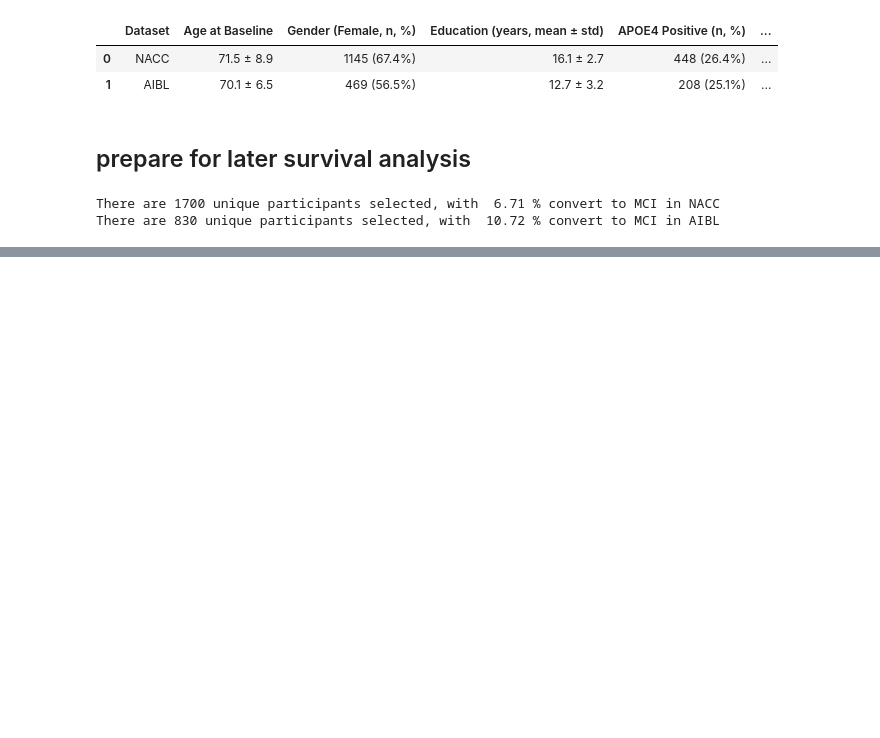
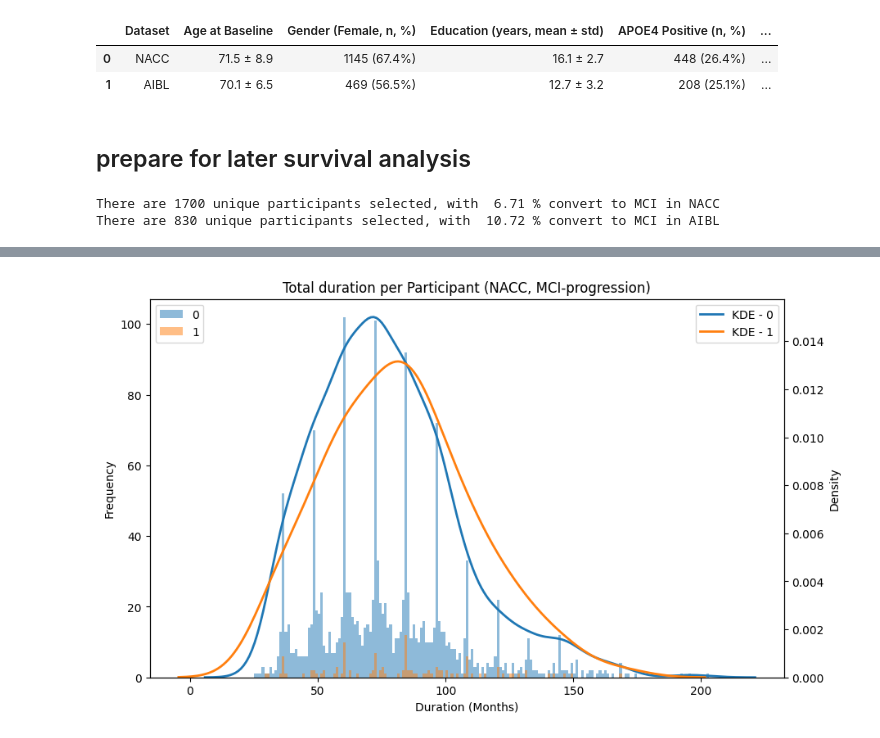
Before and after one commit to Sabrina-wyh/survival_Anlysis_Clustering, a Jupyter notebook: code/preprocessing(AIBL+NACC) simplify MCI.ipynb, the cells around one changed output, grey strips where cells are left out. Cells and saved outputs as stored; diff of their text form; code cells hidden in the pictures; blank space fills up the shorter version.

```diff
--- a/code/preprocessing(AIBL+NACC) simplify MCI.ipynb
+++ b/code/preprocessing(AIBL+NACC) simplify MCI.ipynb
@@ -465,0 +540,35 @@ There are 830 unique participants selected, with  10.72 % convert to MCI in AIBL
+# %%
+last_event = NACC_survival.groupby('ID').last().reset_index()[['ID', 'event']]
+
+# Calculate time duration (max(End) - min(Start))
+time_duration = NACC_survival.groupby('ID').agg({'start': 'min', 'stop': 'max'}).reset_index()
+time_duration['Time'] = time_duration['stop'] - time_duration['start']
+
+# Merge both
+final_df = last_event.merge(time_duration[['ID', 'Time']], on='ID')
+final_df['Time'] = final_df['Time'].astype(int)
+
+fig, ax1 = plt.subplots(figsize=(10, 6))
+for event, group in final_df.groupby('event'):
+    ax1.hist(group['Time'], bins=range(1, final_df['Time'].max() + 2),
+             alpha=0.5, label=event)
+
+ax1.set_xlabel('Duration (Months)')
+ax1.set_ylabel('Frequency')
+ax1.set_title('Total duration per Participant (NACC, MCI-progression)')
+ax1.legend(title='Event')
+
+# Create a second y-axis for KDE curve
+ax2 = ax1.twinx()
+for event, group in final_df.groupby('event'):
+    sns.kdeplot(group['Time'], ax=ax2, label=f'KDE - {event}', linewidth=2)
+ax2.set_ylabel('Density')
+
+
+# Adjust legend placement
+ax1.legend(loc='upper left')
+ax2.legend(loc='upper right')
+
+plt.show()
+# %% [output]
+[figure, added]
```
Also changed, not shown: parts of 8 cells of this notebook, 9 other files.
